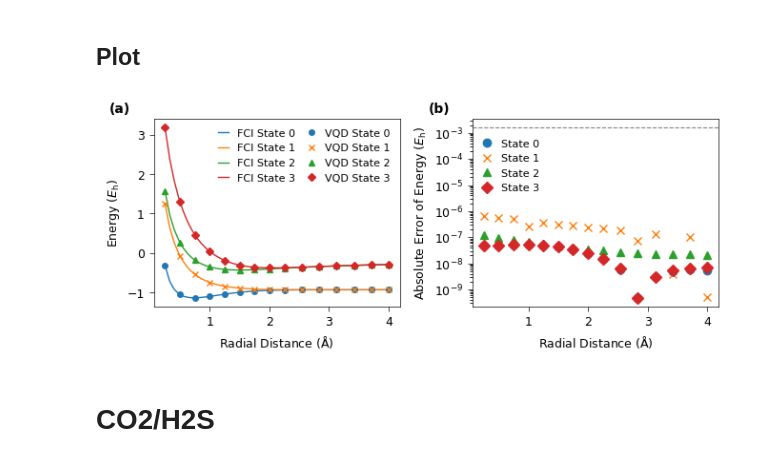
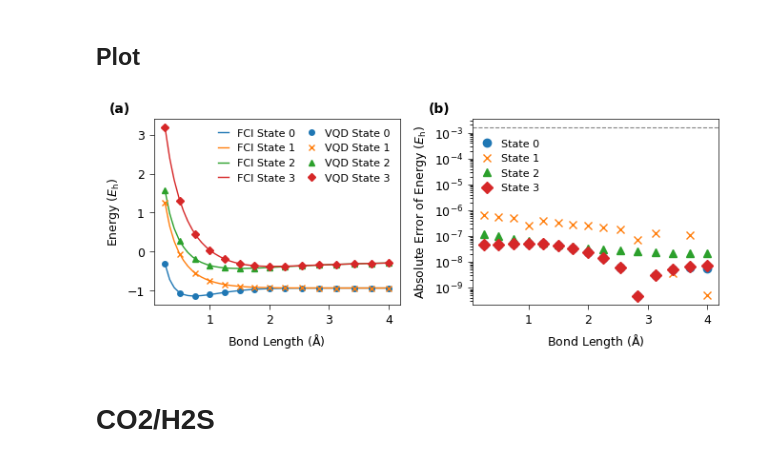
Before and after one commit to sdonglab/QumVQD, a Jupyter notebook: notebooks/Manuscript_Plotting.ipynb, the cells around one changed output. Saved outputs shown, nothing was run; the diff lists cells and outputs as text; code cells hidden in the pictures.

Commit message:
Updated Electronic Structure plot x-axis to "Bond Length"

```diff
--- a/notebooks/Manuscript_Plotting.ipynb
+++ b/notebooks/Manuscript_Plotting.ipynb
@@ -115,7 +115,7 @@ for i in range(4):
              label=f'VQD State {i}', marker=markers[i],
              linestyle='', markersize=4, color=f'C{i}')
 
-ax1.set_xlabel(r'Radial Distance ($\mathrm{\AA}$)', fontsize=fontsize)
+ax1.set_xlabel(r'Bond Length ($\mathrm{\AA}$)', fontsize=fontsize)
 ax1.set_ylabel(r'Energy ($E_\text{h}$)', fontsize=fontsize)
 ax1.tick_params(axis='both', labelsize=fontsize)
 ax1.legend(fontsize=fontsize - 1, ncol=2, frameon=False,
@@ -125,35 +125,35 @@ ax1.text(-0.18, 1.02, '(a)', transform=ax1.transAxes,
 
 # --- Panel (b): Error ---
 for i in range(4):
     xs = [distances_h2[j] for j, en in enumerate(vqd_values_h2) if i < len(en)]
     ys = [abs(en[i] - fci_values_h2[j][i])
           for j, en in enumerate(vqd_values_h2) if i < len(en)]
     ax2.plot(xs, ys, marker=markers[i], linestyle='',
              markersize=markersize, color=colors[i], label=f'State {i}')
 
 
 # error = np.abs(vqd_values - fci_values)
 # colors = [f'C{i}' for i in range(4)]
 
 # for i in range(fci_values.shape[1]):
 #     ax2.plot(distances_plotting, error[:, i], marker=markers[i],
 #              markersize=5, linestyle='', color=colors[i],
 #              label=f'State {i}')
 
 ax2.axhline(y=1.6e-3, color='grey', linestyle='--', linewidth=0.8)
 ax2.set_yscale('log')
-ax2.set_xlabel(r'Radial Distance ($\mathrm{\AA}$)', fontsize=fontsize)
+ax2.set_xlabel(r'Bond Length ($\mathrm{\AA}$)', fontsize=fontsize)
 ax2.set_ylabel(r'Absolute Error of Energy ($E_\text{h}$)', fontsize=fontsize)
 ax2.tick_params(axis='both', labelsize=fontsize)
 ax2.legend(fontsize=fontsize - 1, frameon=False, handlelength=1.0, loc='upper left', bbox_to_anchor=(0.0, .945))
 ax2.text(-0.18, 1.02, '(b)', transform=ax2.transAxes,
          fontsize=fontsize + 1, fontweight='bold', va='bottom', ha='left')
 
 fig.tight_layout()
 fig.savefig(f'Plots/H2_PES_and_Error{FILETYPE}', dpi=900, bbox_inches='tight')
 plt.show()
 # %% [output]
-[figure, old version]
+[figure, new version]
 # %% [markdown]
 # CO2/H2S
 # %% [markdown]
```
Also changed, not shown: parts of 4 cells of this notebook, 2 other files.
